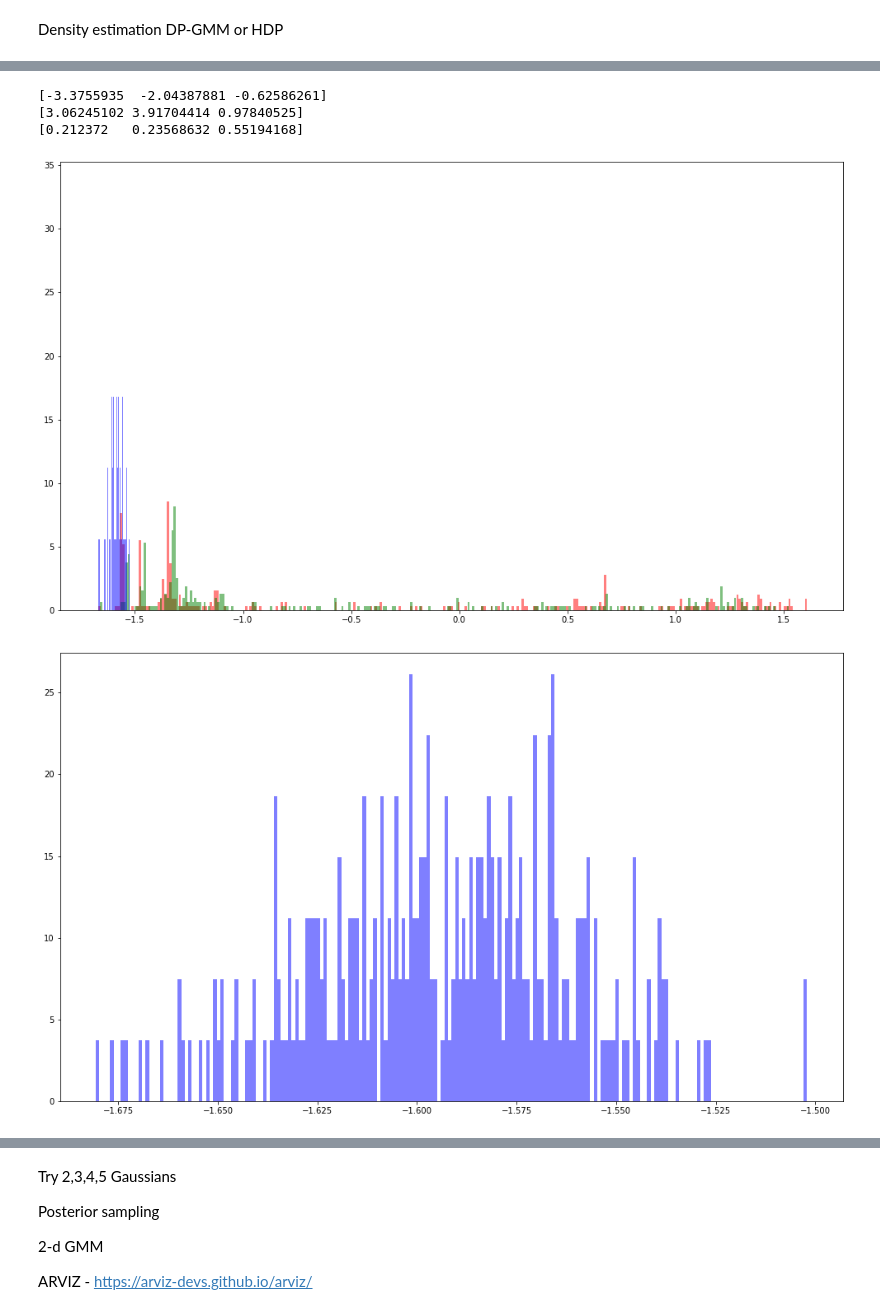
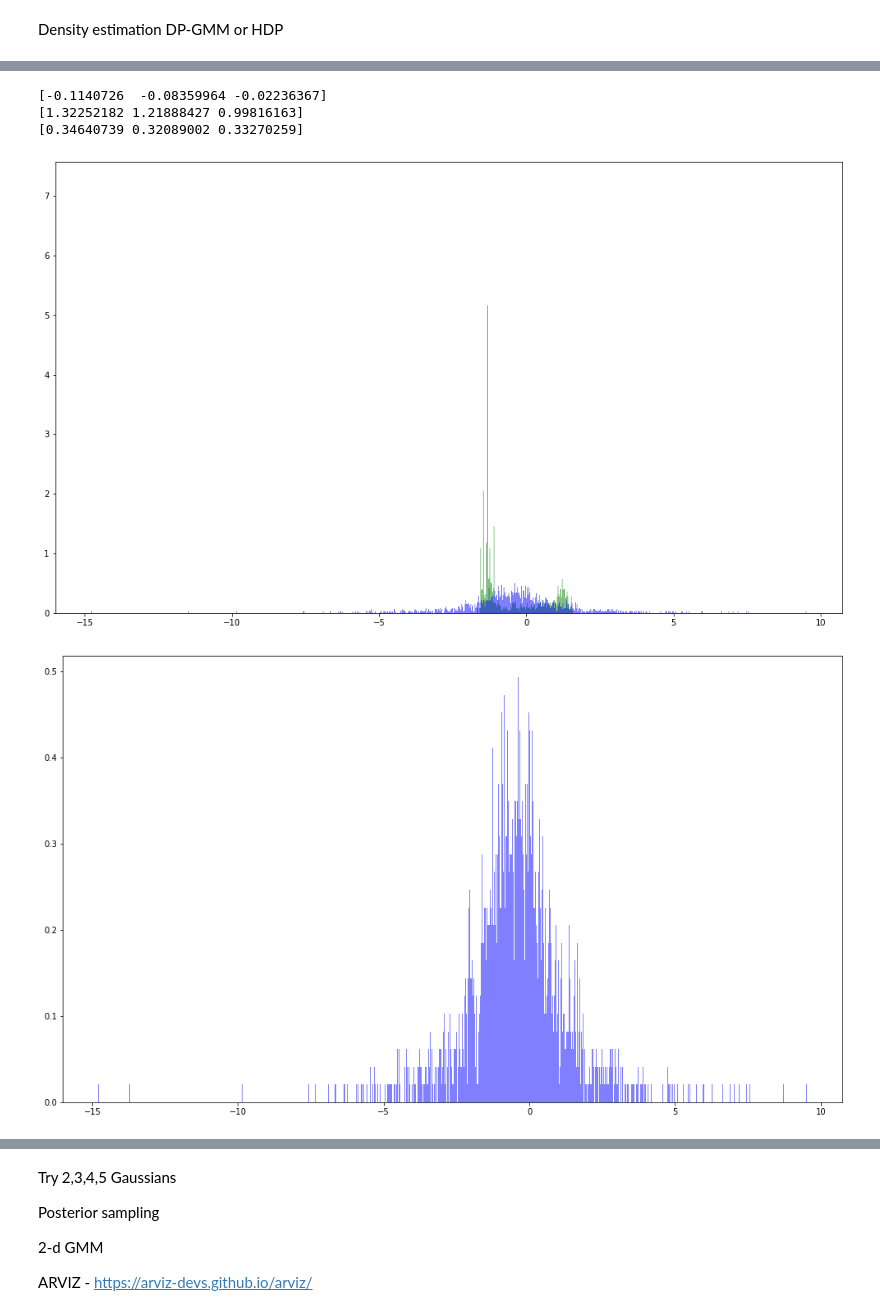
Before and after one commit to ivinokuri/generative-model, a Jupyter notebook: py/model/autoencoder/ProbabilisticModelExperiments.ipynb, the cells around one changed output, grey strips where cells are left out. Drawn from its saved outputs; the diff is of its cells as text; code cells hidden in the pictures.

Commit message:
model fixing

```diff
--- a/py/model/autoencoder/ProbabilisticModelExperiments.ipynb
+++ b/py/model/autoencoder/ProbabilisticModelExperiments.ipynb
@@ -315,3 +320,6 @@ INFO:pystan:COMPILING THE C++ CODE FOR MODEL anon_model_facb00075a6254fcc67fea14
 # %%
-stan_normal_data = normal_pca_data[:300]
-stan_anomaly_data = anomaly_pca_data[:300]
+stan_normal_data = normal_pca_data#[:300]
+stan_anomaly_data = anomaly_pca_data#[:300]
+fig, axs = plt.subplots(1, figsize=(17, 10))
+# n, anomaly_bins, patches = axs.hist(stan_anomaly_data[:,0], 200, facecolor='r', alpha=0.5, density=True, stacked=True, label="anomaly $y_1$")
+n, norm_bins, patches = axs.hist(stan_normal_data[:,0], 200, facecolor='g', alpha=0.5, density=True, stacked=True, label="normal $y_1$")
@@ -318,14 +328,14 @@ stan_anomaly_data = anomaly_pca_data[:300]
 # %%
 mu_loc_prior = 0;
-mu_shape_prior = 2;
-sigma_loc_prior = 2;
+mu_shape_prior = 1;
+sigma_loc_prior = 0;
 sigma_shape_prior = 2;
 theta_loc_prior = 2;
 theta_scale_prior = 5;
 
-faithful_data= {
-    'N':stan_normal_data[:].shape[0],
-    'y':stan_normal_data[:,0],
+st_data= {
+    'N':len(norm_bins),#stan_normal_data[:].shape[0],
+    'y':norm_bins,#stan_normal_data[:,0],
     'N_anomaly': stan_anomaly_data[:].shape[0],
     'y_anomaly': stan_anomaly_data[:,0],
     'k': 3,
@@ -336,6 +346,6 @@ faithful_data= {
     'theta_loc_prior': theta_loc_prior,
     'theta_scale_prior': theta_scale_prior
 }
-fit = model.sampling(data=faithful_data, iter=1000)
+fit = model.sampling(data=st_data, iter=1000, verbose=True, n_jobs=-1)
 print(fit)
 # %% [output]
@@ -370,21 +416,25 @@ print(mu[0])
 print(sigma[0])
 print(theta[0])
 # %% [output]
-[-3.3755935  -2.04387881 -0.62586261]
-[3.06245102 3.91704414 0.97840525]
-[0.212372   0.23568632 0.55194168]
+[-0.1140726  -0.08359964 -0.02236367]
+[1.32252182 1.21888427 0.99816163]
+[0.34640739 0.32089002 0.33270259]
 # %%
-def draw_from_GMM(mus, sigmas, thetas, lppd=False, y=0):
+def draw_from_GMM(mus, sigmas, thetas, numOfDraws):
+    gmm_res = []
+    for i in range(len(mus)):
+        mixture_idx = np.random.choice(len(thetas[i]), size=1, replace=True, p=thetas[i])[0]
+        samples = np.random.normal(mus[i,mixture_idx], sigmas[i,mixture_idx], size=numOfDraws)
+        sample_index = np.random.choice(len(samples), size=1, replace=True)[0]
+        gmm_res.append(samples[sample_index])
+    return gmm_res
+
+def calc_lppd(mus, sigmas, thetas, y=0):
     numOfGaussians = len(mus)
-    gmm_res = 0
     ppd_res = 1
     for i in range(numOfGaussians):
-        gmm_res += thetas[i] * np.random.normal(mus[i], sigmas[i], size=1)[0]
-    if lppd:
-        for i in range(numOfGaussians):
-            ppd_res += thetas[i] * norm.pdf(y, mus[i], sigmas[i])
-
-    return gmm_res, ppd_res
+        ppd_res += thetas[i] * norm.pdf(y, mus[i], sigmas[i])
+    return ppd_res
 # %%
 def simulate_and_lppd(mu, sigma, theta, data, lppd=False):
     simulations = []
@@ -403,18 +453,19 @@ def simulate_and_lppd(mu, sigma, theta, data, lppd=False):
     return simulations, lppds
 # %%
-simulations, lppds = simulate_and_lppd(mu, sigma, theta, stan_anomaly_data[:,0], lppd=True)
+simulations = draw_from_GMM(mu, sigma, theta, 1000)
+# lppds = simulate_and_lppd(mu, sigma, theta, stan_anomaly_data[:,0], lppd=False)
 # %%
 fig, axs = plt.subplots(1, figsize=(17, 10))
-n, bins, patches = axs.hist(stan_anomaly_data[:,0], 300, facecolor='r', alpha=0.5, density=True, stacked=True, label="anomaly $y_1$")
-n, bins, patches = axs.hist(stan_normal_data[:,0], 300, facecolor='g', alpha=0.5, density=True, stacked=True, label="normal $y_1$")
-n, bins, patches = axs.hist(simulations, 300, facecolor='b', alpha=0.5, density=True, stacked=True, label="simulated $y_1$")
+# n, bins, patches = axs.hist(stan_anomaly_data[:,0], 1000, facecolor='r', alpha=0.5, density=True, stacked=True, label="anomaly $y_1$")
+n, bins, patches = axs.hist(stan_normal_data[:,0], 1000, facecolor='g', alpha=0.5, density=True, stacked=True, label="normal $y_1$")
+n, bins, patches = axs.hist(simulations, 1000, facecolor='b', alpha=0.5, density=True, stacked=True, label="simulated $y_1$")
 # # axs.plot(range(len(lppds)), lppds)
 # mu = fit['mu']
 # sigma = fit['sigma']
 # %% [output]
-[figure, old version]
+[figure, new version]
 # %%
 fig, axs = plt.subplots(1, figsize=(17, 10))
-n, bins, patches = axs.hist(simulations, 200, facecolor='b', alpha=0.5, density=True, stacked=True, label="simulated $y_1$")
+n, bins, patches = axs.hist(simulations, 1000, facecolor='b', alpha=0.5, density=True, stacked=True, label="simulated $y_1$")
 # %% [output]
-[figure, old version]
+[figure, new version]
```
Also changed, not shown: parts of 16 cells of this notebook, 1 other file.
